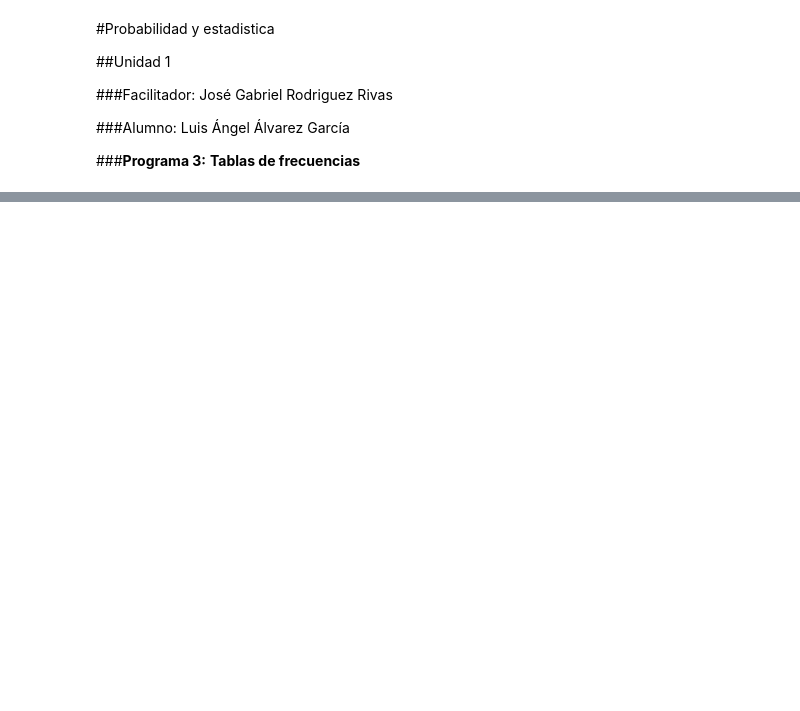
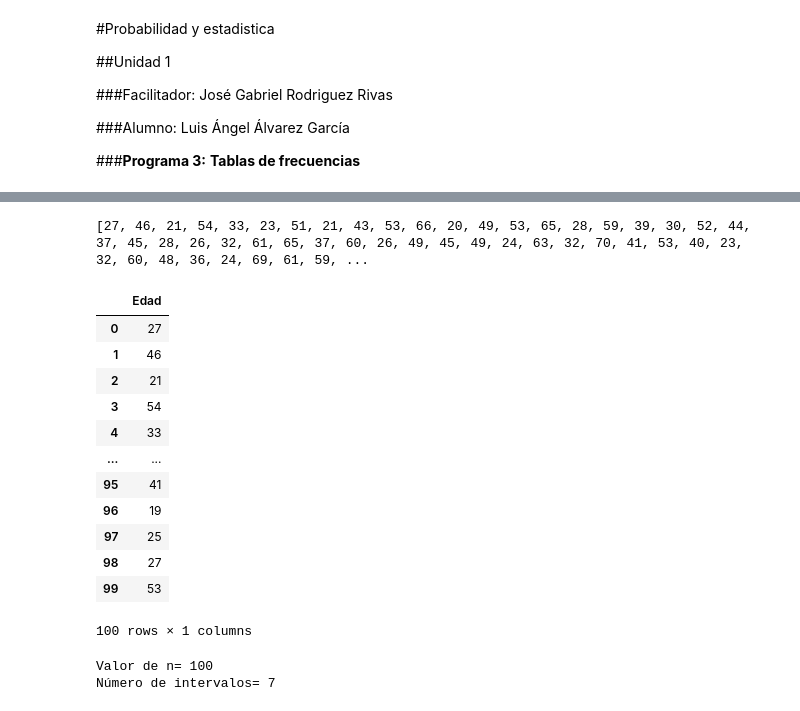
Before and after one commit to 25041001-cloud/Probabilidad, a Jupyter notebook: Unidad1/Practica_3.ipynb, the cells around one changed output, grey strips where cells are left out. Saved outputs shown, nothing was run; the diff lists cells and outputs as text; code cells hidden in the pictures; blank space fills up the shorter version.

```diff
--- a/Unidad1/Practica_3.ipynb
+++ b/Unidad1/Practica_3.ipynb
@@ -132,0 +151,31 @@ tabla_frecuencias
+# %%
+#Volvemos a usar la lista edades
+print(edades)
+# %% [output]
+[27, 46, 21, 54, 33, 23, 51, 21, 43, 53, 66, 20, 49, 53, 65, 28, 59, 39, 30, 52, 44, 37, 45, 28, 26, 32, 61, 65, 37, 60, 26, 49, 45, 49, 24, 63, 32, 70, 41, 53, 40, 23, 32, 60, 48, 36, 24, 69, 61, 59, ...
+# %%
+#Crear un DataFrame con las edades
+df=pd.DataFrame({'Edad': edades})
+df
+# %% [output]
+|  | Edad |
+| 0 | 27 |
+| 1 | 46 |
+| 2 | 21 |
+| 3 | 54 |
+| 4 | 33 |
+| ... | ... |
+| 95 | 41 |
+| 96 | 19 |
+| 97 | 25 |
+| 98 | 27 |
+| 99 | 53 |
+100 rows × 1 columns
+# %%
+#Calcular el número de intervalos utilizando la regla de Sturges
+n=len(edades)
+k=int(1+math.log2(n))
+print("Valor de n=",n,"\nNúmero de intervalos=",k)
+# %% [output]
+Valor de n= 100
+Número de intervalos= 7
```
Also changed, not shown: parts of 17 cells of this notebook.
